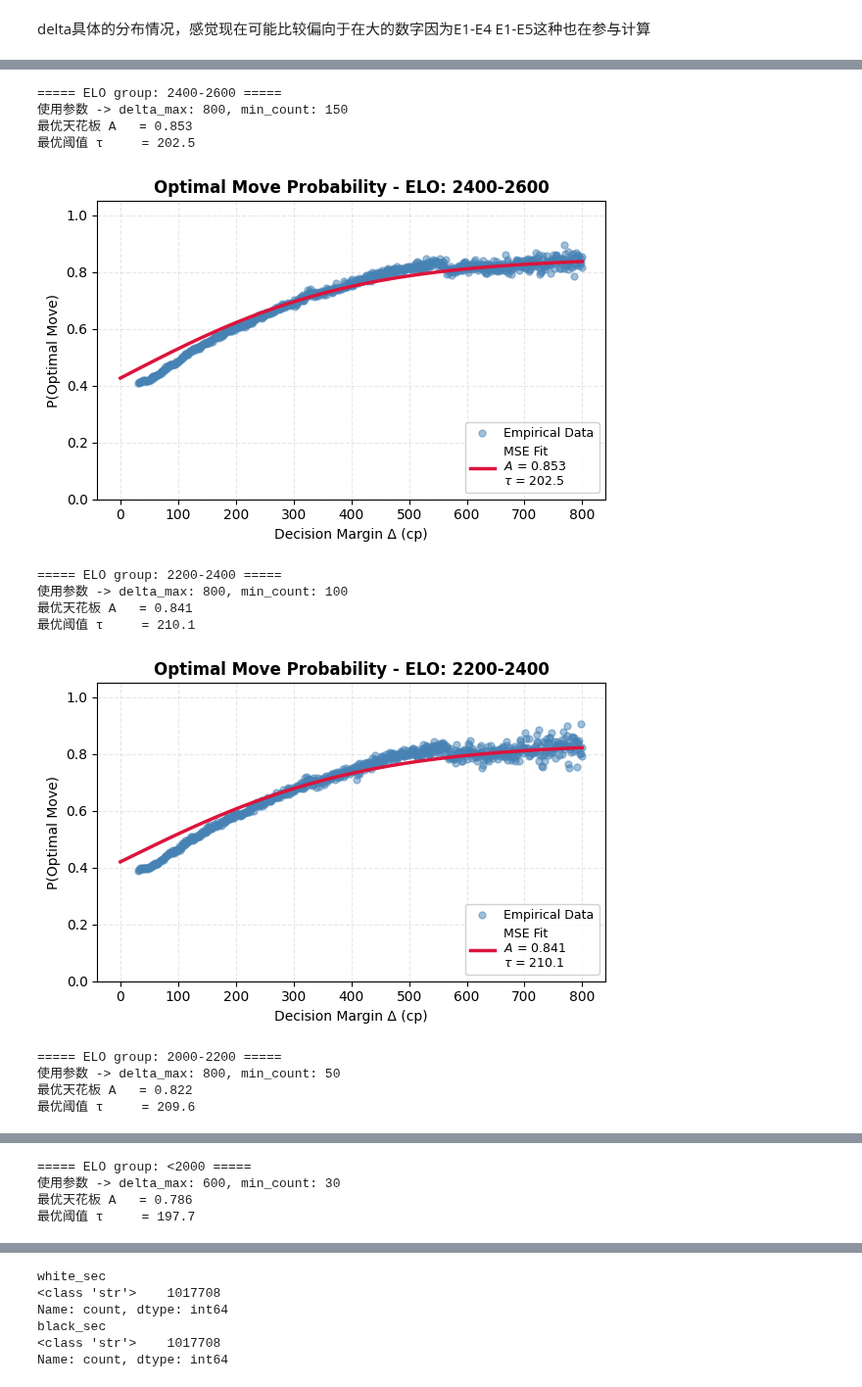
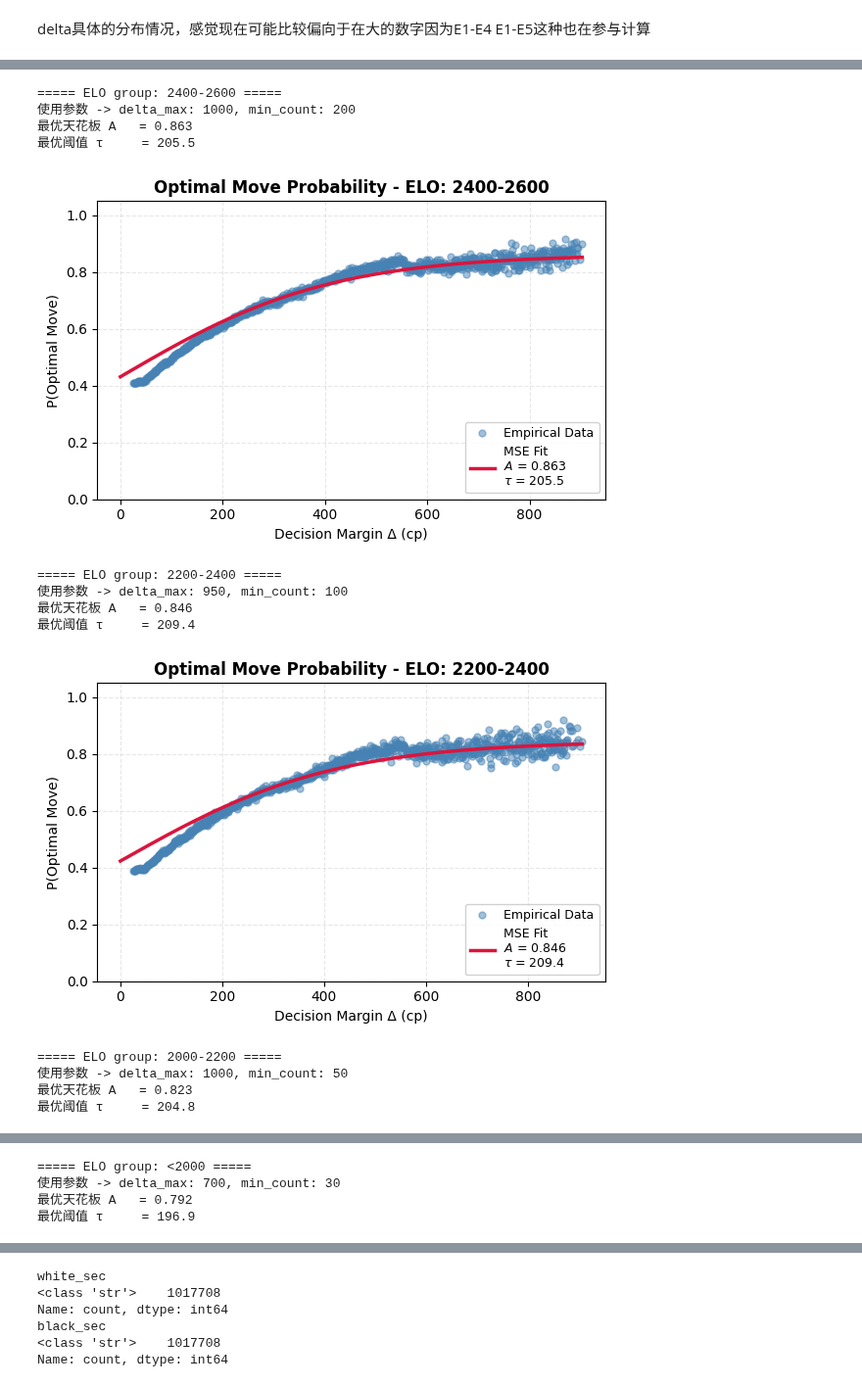
Before and after one commit to zZimablueee/Chess, a Jupyter notebook: complexity/delta_0/delta1.ipynb, the cells around one changed output, grey strips where cells are left out. Shown at 98% size. Cells and saved outputs as stored; diff of their text form; code cells hidden in the pictures.

```diff
--- a/complexity/delta_0/delta1.ipynb
+++ b/complexity/delta_0/delta1.ipynb
@@ -877,7 +690,7 @@ optimized_dtypes = {
 
 # 2. 读取时直接传给 dtype 参数
 df_moves = pd.read_csv(
-    'df_moves3.csv',
+    'df_moves3-2.csv',
     dtype=optimized_dtypes
 )
 # %%
@@ -1112,17 +911,18 @@ results = {}
 # %%
 # 定制每个组的参数
 group_configs = {
-    '>=3000':   {'delta_max': 800,  'min_count': 50},  # 顶尖棋手样本少，阈值放宽点
-    '2800-3000':{'delta_max': 800, 'min_count': 80},
-    '2600-2800':{'delta_max': 800, 'min_count': 100},
-    '2400-2600':{'delta_max': 800, 'min_count': 150}, # 中间段位人多，可以严格点
-    '2200-2400':{'delta_max': 800, 'min_count': 100},
-    '2000-2200':{'delta_max': 800, 'min_count': 50},
-    '<2000':    {'delta_max': 600, 'min_count': 30}  # 低分段样本可能也少
+    '>=3000':   {'delta_max': 850,  'min_count': 50},  # 顶尖棋手样本少，阈值放宽点
+    '2800-3000':{'delta_max': 900, 'min_count': 100},
+    '2600-2800':{'delta_max': 1000, 'min_count': 200},
+    '2400-2600':{'delta_max': 1000, 'min_count': 200}, # 中间段位人多，可以严格点
+    '2200-2400':{'delta_max': 950, 'min_count': 100},
+    '2000-2200':{'delta_max': 1000, 'min_count': 50},
+    '<2000':    {'delta_max': 700, 'min_count': 30}  # 低分段样本可能也少
 }
 
 all_prob_curves = {}
 results = {}
+group_order = ['>=3000', '2800-3000', '2600-2800','2400-2600', '2200-2400', '2000-2200', '<2000']
 
 for g in group_order:
     print(f'\n===== ELO group: {g} =====')
@@ -1135,7 +935,7 @@ for g in group_order:
     print(f'使用参数 -> delta_max: {d_max}, min_count: {m_cnt}')
 
     # 获取聚合后的经验散点数据
-    prob_df = empirical_curve(df_moves[df_moves['Is_Forced'] == 0], group_name=g, delta_min=30, delta_max=d_max, min_count=m_cnt)
+    prob_df = empirical_curve(df_moves[df_moves['Is_Forced'] == 0], group_name=g, delta_min=25, delta_max=d_max, min_count=m_cnt)
 
     if prob_df is None:
         print('No valid data.')
@@ -1200,14 +1000,14 @@ for g in group_order:
 ===== ELO group: 2400-2600 =====
-使用参数 -> delta_max: 800, min_count: 150
-最优天花板 A   = 0.853
-最优阈值 τ     = 202.5
+使用参数 -> delta_max: 1000, min_count: 200
+最优天花板 A   = 0.863
+最优阈值 τ     = 205.5
-[figure, old version]
+[figure, new version]
 ===== ELO group: 2200-2400 =====
-使用参数 -> delta_max: 800, min_count: 100
-最优天花板 A   = 0.841
-最优阈值 τ     = 210.1
+使用参数 -> delta_max: 950, min_count: 100
+最优天花板 A   = 0.846
+最优阈值 τ     = 209.4
-[figure, old version]
+[figure, new version]
 ===== ELO group: 2000-2200 =====
-使用参数 -> delta_max: 800, min_count: 50
-最优天花板 A   = 0.822
-最优阈值 τ     = 209.6
+使用参数 -> delta_max: 1000, min_count: 50
+最优天花板 A   = 0.823
+最优阈值 τ     = 204.8
@@ -1215,4 +1015,4 @@ for g in group_order:
 ===== ELO group: <2000 =====
-使用参数 -> delta_max: 600, min_count: 30
-最优天花板 A   = 0.786
-最优阈值 τ     = 197.7
+使用参数 -> delta_max: 700, min_count: 30
+最优天花板 A   = 0.792
+最优阈值 τ     = 196.9
```
Also changed, not shown: parts of 23 cells of this notebook, 1 other file.
